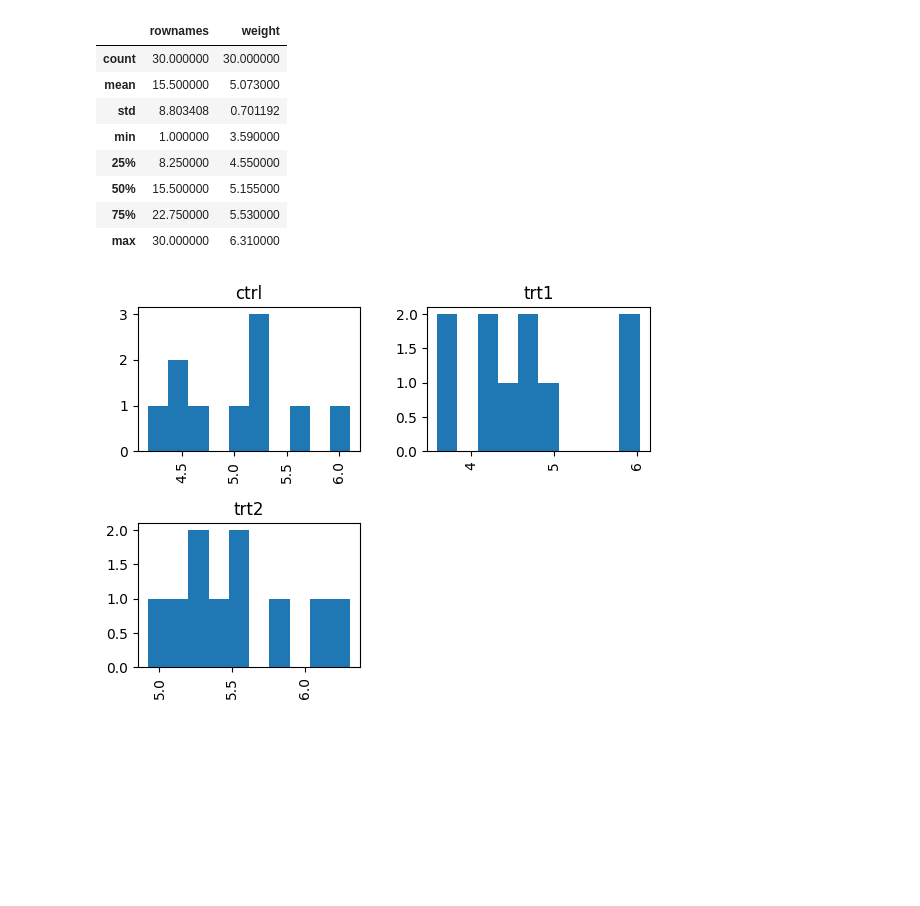
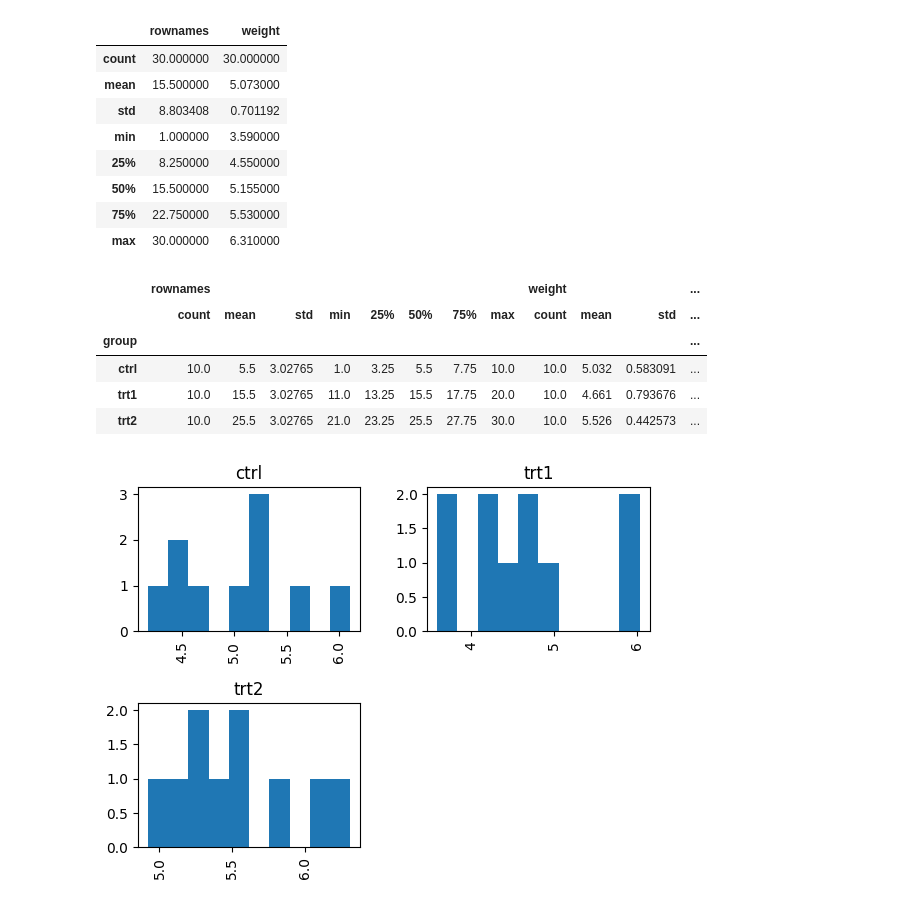
Before and after one commit to noyo0/AppliedStatistics2024, a Jupyter notebook: project.ipynb, the cells around one changed output. Cells and saved outputs as stored; diff of their text form; code cells hidden in the pictures; blank space fills up the shorter version.

```diff
--- a/project.ipynb
+++ b/project.ipynb
@@ -43,4 +49,13 @@ df.describe()
 | 50% | 15.500000 | 5.155000 |
 | 75% | 22.750000 | 5.530000 |
 | max | 30.000000 | 6.310000 |
+# %%
+df.groupby('group').describe()
+# %% [output]
+|  | rownames |  |  |  |  |  |  |  | weight |  |  | ... |
+|  | count | mean | std | min | 25% | 50% | 75% | max | count | mean | std | ... |
+| group |  |  |  |  |  |  |  |  |  |  |  | ... |
+| ctrl | 10.0 | 5.5 | 3.02765 | 1.0 | 3.25 | 5.5 | 7.75 | 10.0 | 10.0 | 5.032 | 0.583091 | ... |
+| trt1 | 10.0 | 15.5 | 3.02765 | 11.0 | 13.25 | 15.5 | 17.75 | 20.0 | 10.0 | 4.661 | 0.793676 | ... |
+| trt2 | 10.0 | 25.5 | 3.02765 | 21.0 | 23.25 | 25.5 | 27.75 | 30.0 | 10.0 | 5.526 | 0.442573 | ... |
 # %%
```
Also changed, not shown: parts of 8 cells of this notebook.
